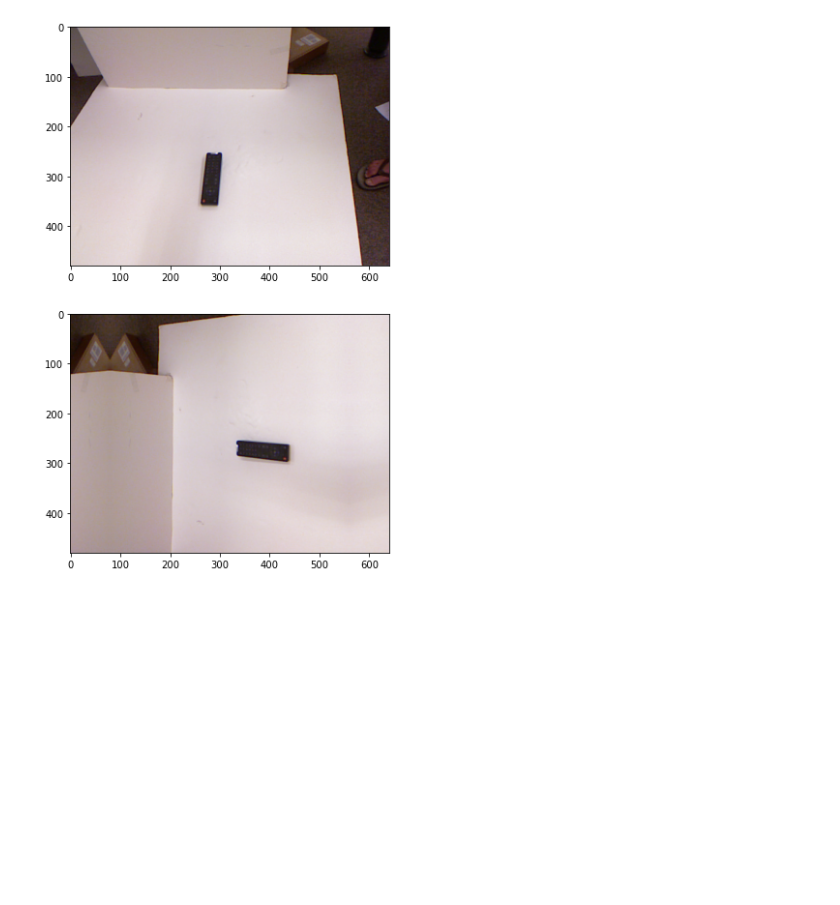
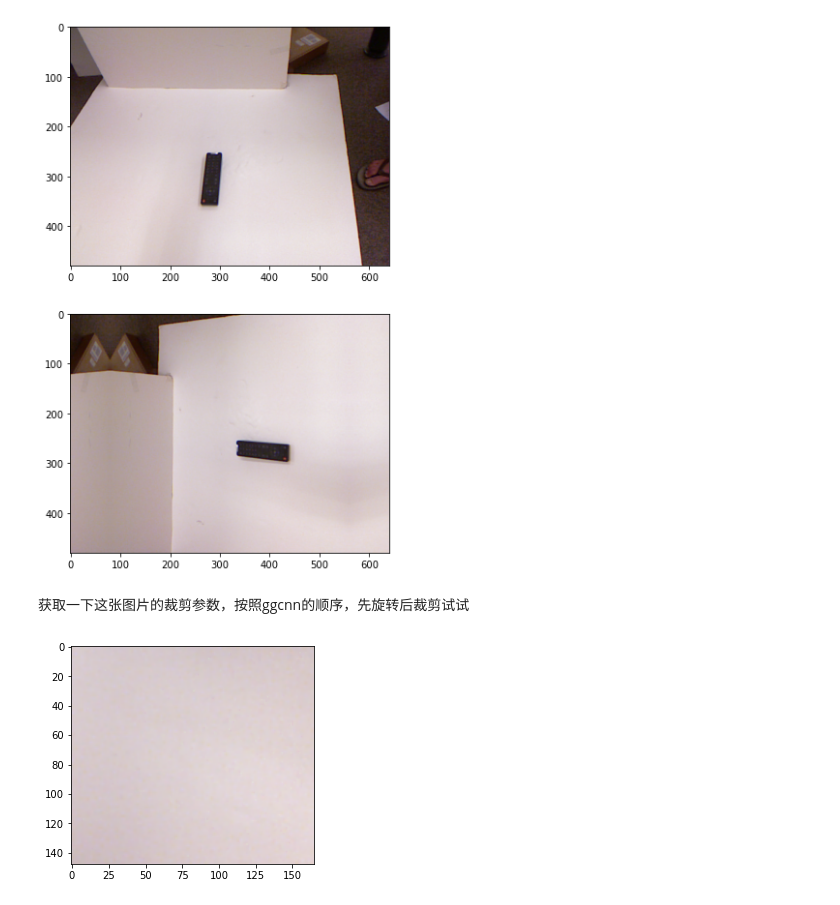
Before and after one commit to OneOneLiu/ggcnn_cornell_dataset, a Jupyter notebook: optimize/optimize.ipynb, the cells around one changed output. Saved outputs shown, nothing was run; the diff lists cells and outputs as text; code cells hidden in the pictures; blank space fills up the shorter version.

```diff
--- a/optimize/optimize.ipynb
+++ b/optimize/optimize.ipynb
@@ -18,5 +20,4 @@ from skimage.transform import resize
 # %%
-#这是添加数据增强之前的
 class Image:
     '''定义一个图像类，主要功能是将原始的图像输入转化为适合网络训练的格式并根据图像处理需求完成一些其他功能'''
     def __init__(self,img):
@@ -65,3 +66,13 @@ class Image:
         if self.img.shape == shape:
             return
         self.img = resize(self.img, shape, preserve_range=True).astype(self.img.dtype)
+
+    def rotate(self,angle,center = None):
+        '''
+        :功能           :将图片绕指定中心旋转指定角度
+        :参数 angle     :要旋转的角度（弧度制）
+        :参数 center    :旋转中心像素坐标，如不指定则默认为图像中心像素坐标
+        '''
+        if center is not None:
+            center = (int(center[0]),int(center[1]))#不管你原来什么数据类型，这里都变成tuple,而且这边不转整型的话后面旋转就会出错，所以转换了一下
+        self.img = rotate(self.img,angle/np.pi*180,center = center,mode = 'symmetric',preserve_range = True).astype(self.img.dtype)
@@ -153,3 +104,23 @@ plt.imshow(img.img)
 plt.show()
 # %% [output]
 [figure]
+# %% [markdown]
+获取一下这张图片的裁剪参数，按照ggcnn的顺序，先旋转后裁剪试试
+# %%
+#获取裁剪参数
+from grasp_pro import Grasps
+output_size = 300
+def _get_crop_attrs(idx):
+    gtbbs = Grasps.load_from_cornell_files(graspf[idx])
+    center = gtbbs.center
+    left = max(0, min(center[1] - output_size // 2, 640 - output_size))
+    top = max(0, min(center[0] - output_size // 2, 480 - output_size))
+    return center, left, top
+
+center, left, top = _get_crop_attrs(0)
+# %%
+img.crop((top, left), (min(480, top + output_size), min(640, left + output_size)))
+plt.imshow(img.img)
+plt.show()
+# %% [output]
+[figure, added]
```
Also changed, not shown: parts of 13 cells of this notebook, 1 other file.
